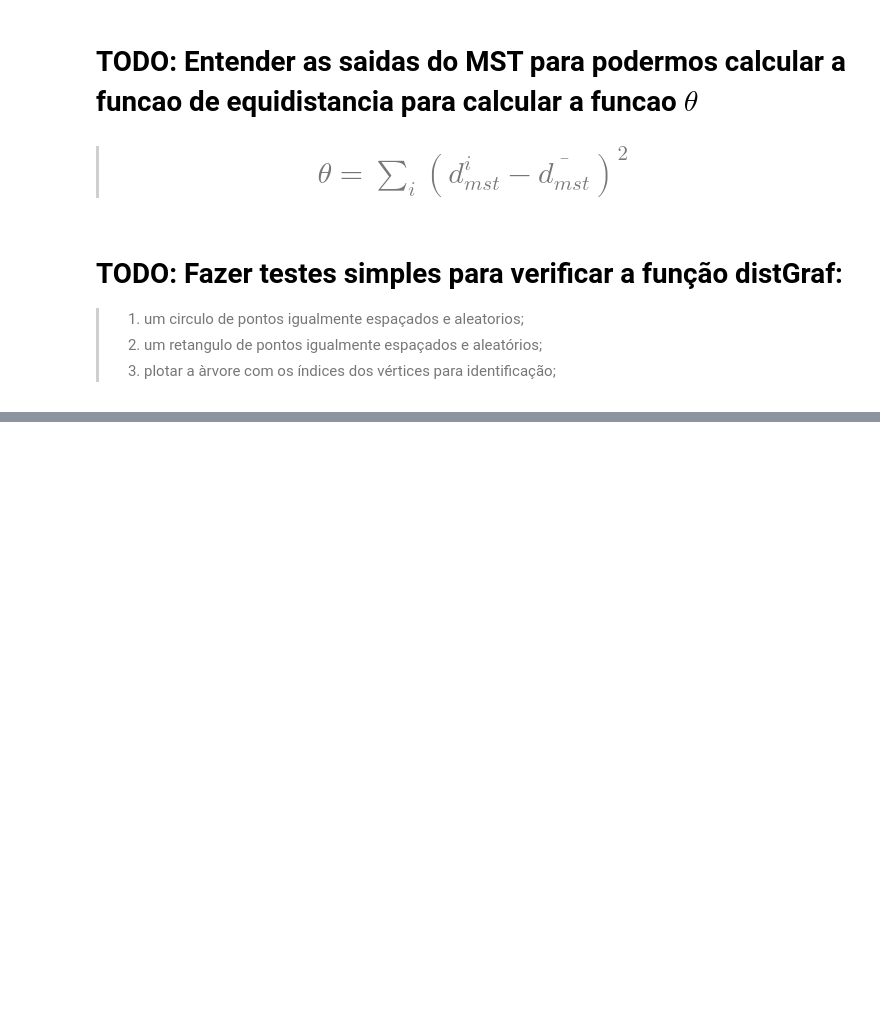
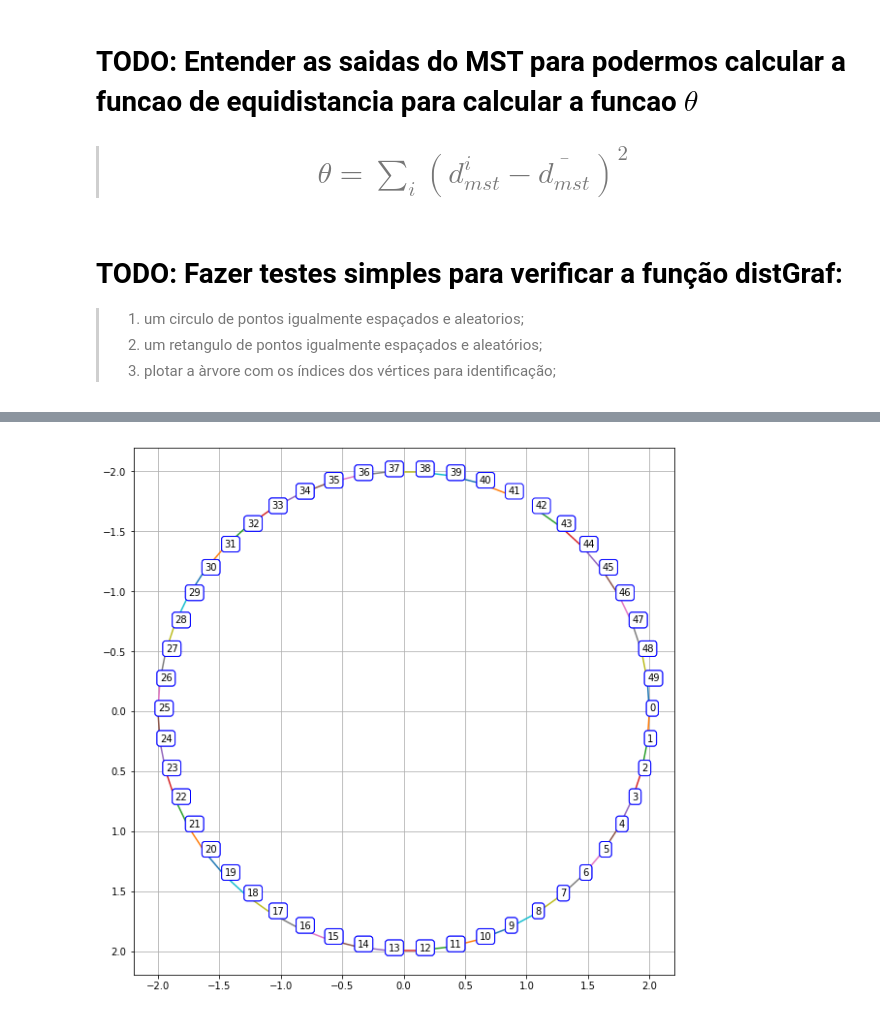
Before and after one commit to EdsonAlonso/EstagioCurricular, a Jupyter notebook: Test_graph.ipynb, the cells around one changed output, grey strips where cells are left out. Drawn from its saved outputs; the diff is of its cells as text; code cells hidden in the pictures; blank space fills up the shorter version.

```diff
--- a/Test_graph.ipynb
+++ b/Test_graph.ipynb
@@ -209,0 +198,18 @@ np.cov
+# %%
+### Plot da Arvore Minima em coordenadas 2D:
+plt.figure( figsize=(10,10), facecolor='w' )
+bbox_props = dict(boxstyle="round,pad=0.3", fc="white", ec="b", lw=1)
+c = 0
+for (i, j, d) in TSc.edges.data('weight'):
+    xct = [ xc[i], xc[j] ]
+    yct = [ yc[i], yc[j] ]
+    plt.annotate( int(node[i]), xy=(xc[i],yc[i]) , bbox=bbox_props)
+    plt.annotate( int(node[j]), xy=(xc[j],yc[j]) , bbox=bbox_props)
+    plt.plot(xct,yct,'.-')
+plt.grid()
+p1 = plt.plot(xc, yc, 'ko', marker='o' )
+plt.gca().invert_yaxis()
+#plt.savefig('L2dist.pdf')
+plt.show()
+# %% [output]
+[figure, added]
```
Also changed, not shown: parts of 15 cells of this notebook.
